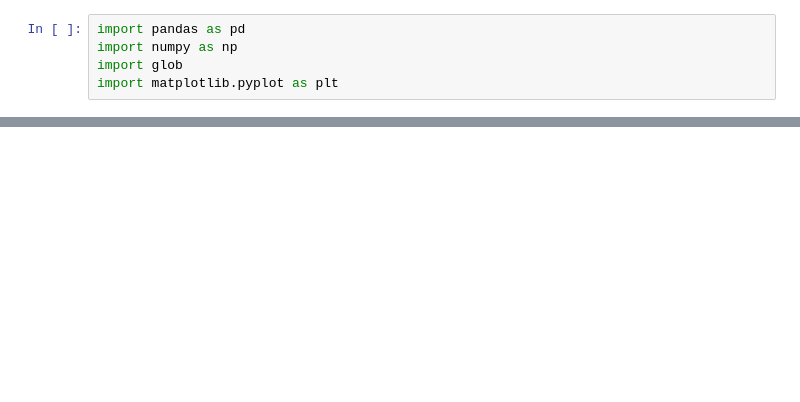
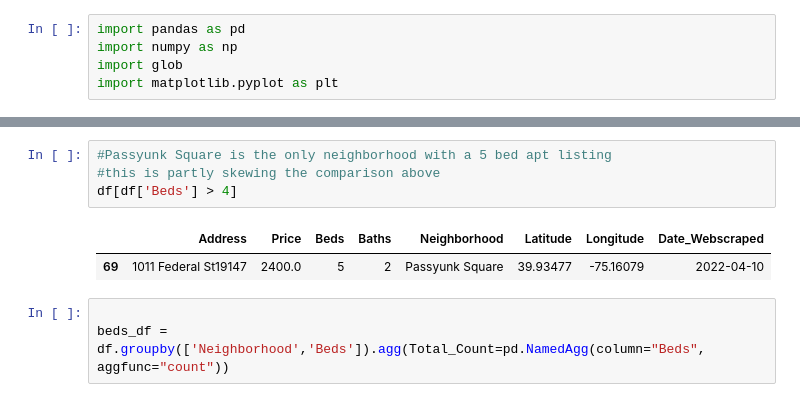
Before and after one commit to Rileypj1/Project-Zillow, a Jupyter notebook: eda/eda.ipynb, the cells around one changed output, grey strips where cells are left out. Cells and saved outputs as stored; diff of their text form; blank space fills up the shorter version.

```diff
--- a/eda/eda.ipynb
+++ b/eda/eda.ipynb
@@ -29,0 +63,10 @@ print(beds_df)
+# %%
+#Passyunk Square is the only neighborhood with a 5 bed apt listing
+#this is partly skewing the comparison above
+df[df['Beds'] > 4]
+# %% [output]
+|  | Address | Price | Beds | Baths | Neighborhood | Latitude | Longitude | Date_Webscraped |
+| 69 | 1011 Federal St19147 | 2400.0 | 5 | 2 | Passyunk Square | 39.93477 | -75.16079 | 2022-04-10 |
+# %%
+
+beds_df = df.groupby(['Neighborhood','Beds']).agg(Total_Count=pd.NamedAgg(column="Beds", aggfunc="count"))
```
Also changed, not shown: parts of 9 cells of this notebook.
